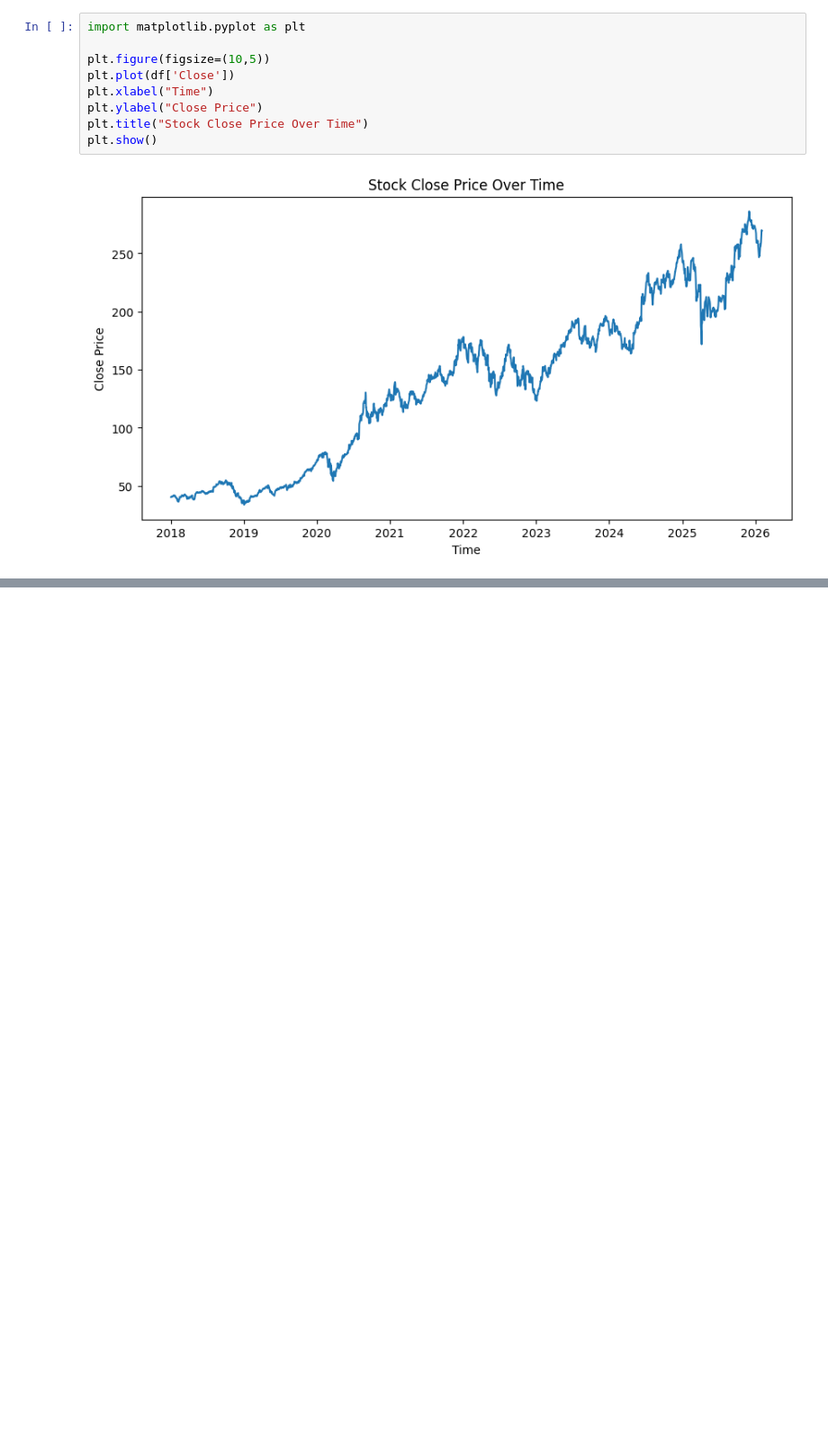
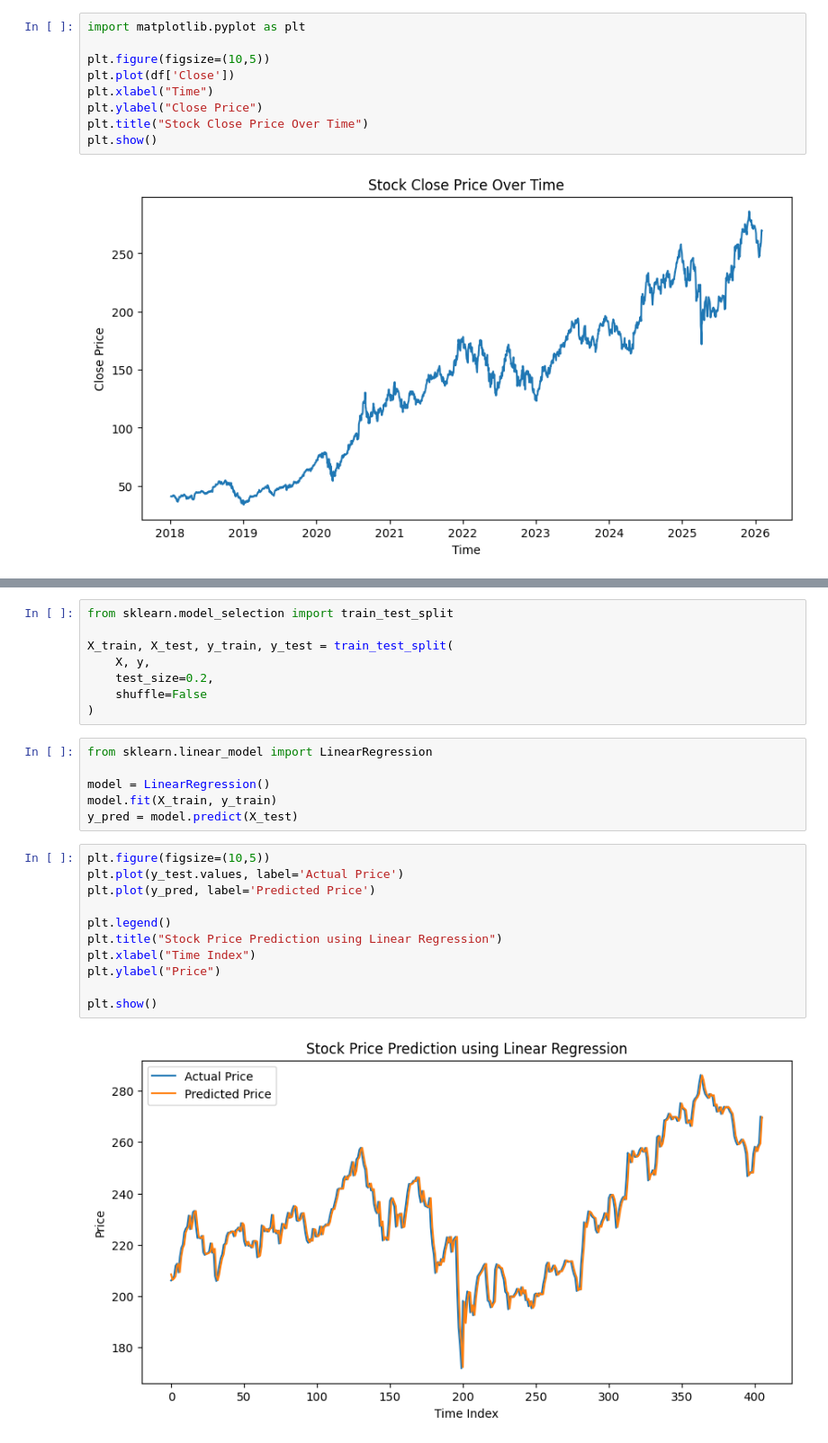
Before and after one commit to navyaanejathegreat/AI-ML-lab, a Jupyter notebook: lab.ipynb, the cells around one changed output, grey strips where cells are left out. Shown at 90% size. Saved outputs shown, nothing was run; the diff lists cells and outputs as text; blank space fills up the shorter version.

```diff
--- a/lab.ipynb
+++ b/lab.ipynb
@@ -55,0 +69,27 @@ plt.show()
+# %%
+from sklearn.model_selection import train_test_split
+
+X_train, X_test, y_train, y_test = train_test_split(
+    X, y,
+    test_size=0.2,
+    shuffle=False
+)
+# %%
+from sklearn.linear_model import LinearRegression
+
+model = LinearRegression()
+model.fit(X_train, y_train)
+y_pred = model.predict(X_test)
+# %%
+plt.figure(figsize=(10,5))
+plt.plot(y_test.values, label='Actual Price')
+plt.plot(y_pred, label='Predicted Price')
+
+plt.legend()
+plt.title("Stock Price Prediction using Linear Regression")
+plt.xlabel("Time Index")
+plt.ylabel("Price")
+
+plt.show()
+# %% [output]
+[figure, added]
```
Also changed, not shown: parts of 3 cells of this notebook, 2 other files.
